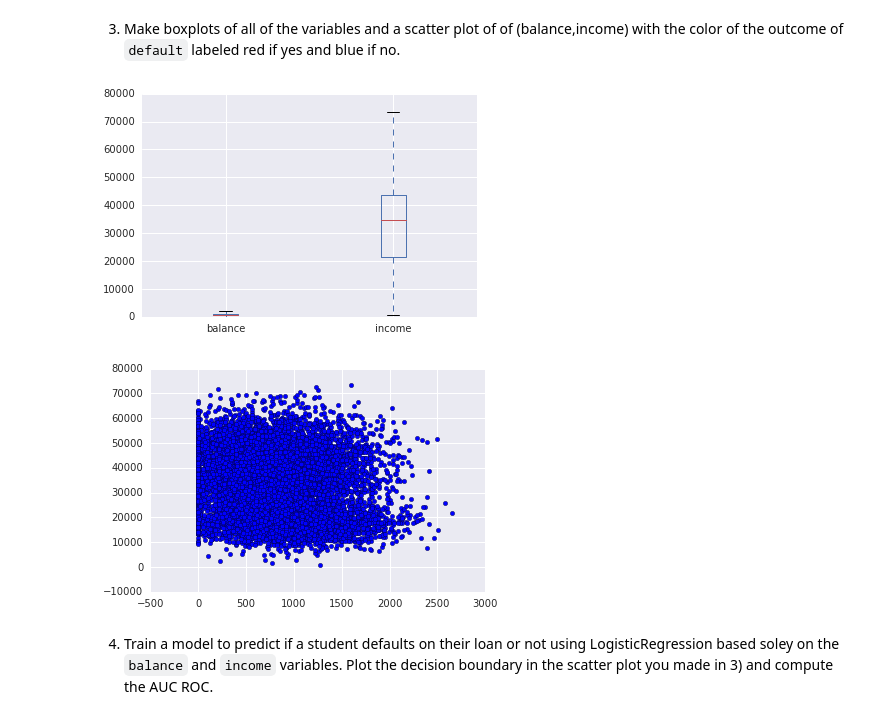
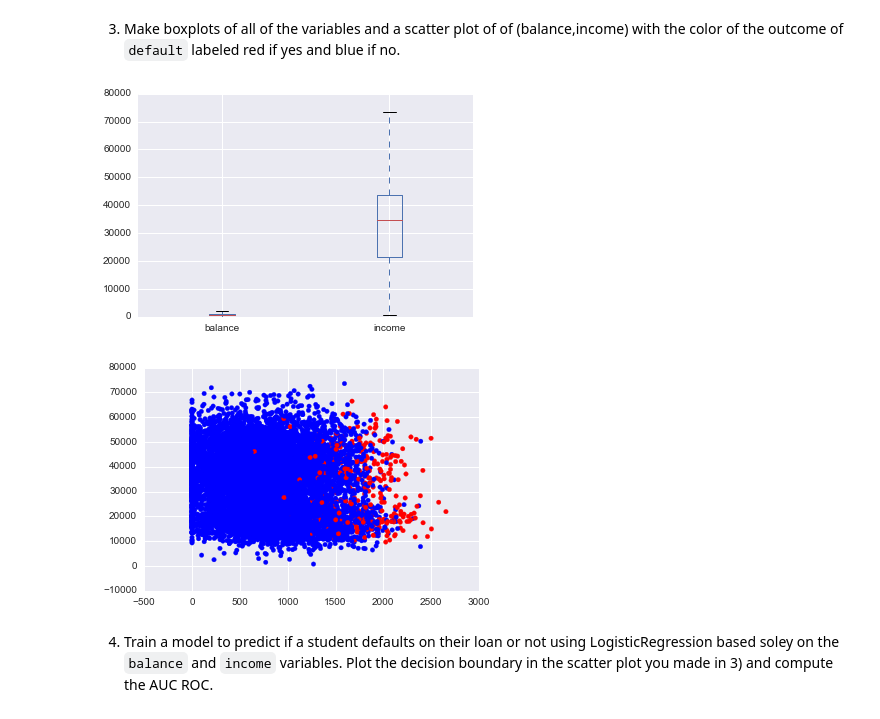
Before and after one commit to Columbia-Intro-Data-Science/python-introduction-vera-feng, a Jupyter notebook: Homework 3 - Classification.ipynb, the cells around one changed output. Saved outputs shown, nothing was run; the diff lists cells and outputs as text; code cells hidden in the pictures.

```diff
--- a/Homework 3 - Classification.ipynb
+++ b/Homework 3 - Classification.ipynb
@@ -60,17 +60,18 @@ of the outcome of `default` labeled red if yes and blue if no.
 # %%
 import numpy as np
 import pandas as pd
 import matplotlib.pyplot as plt
 %matplotlib inline
 
 df.boxplot(return_type='axes')
 plt.show()
 
-plt.scatter(df.balance, df.income)
+color= ['red' if default == 1 else 'blue' for default in df.default]
+plt.scatter(df.balance, df.income, color=color)
 plt.show()
 # %% [output]
-[figure, old version]
+[figure, new version]
-[figure, old version]
+[figure, new version]
 # %% [markdown]
 4) Train a model to predict if a student defaults on their loan or not using LogisticRegression based soley
 on the `balance` and `income` variables. Plot the decision boundary in the scatter plot you made in 3) and compute the AUC ROC.
```
Also changed, not shown: parts of 14 cells of this notebook.
